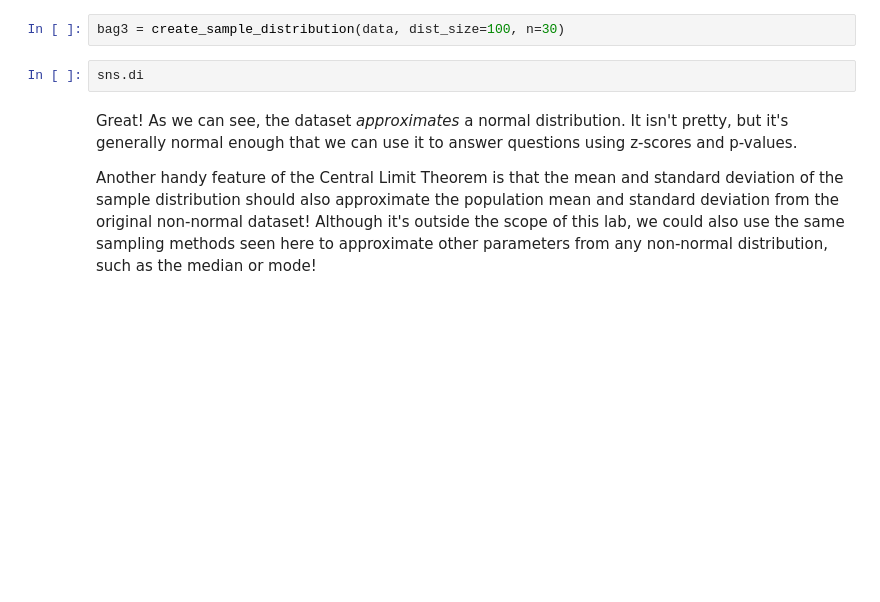
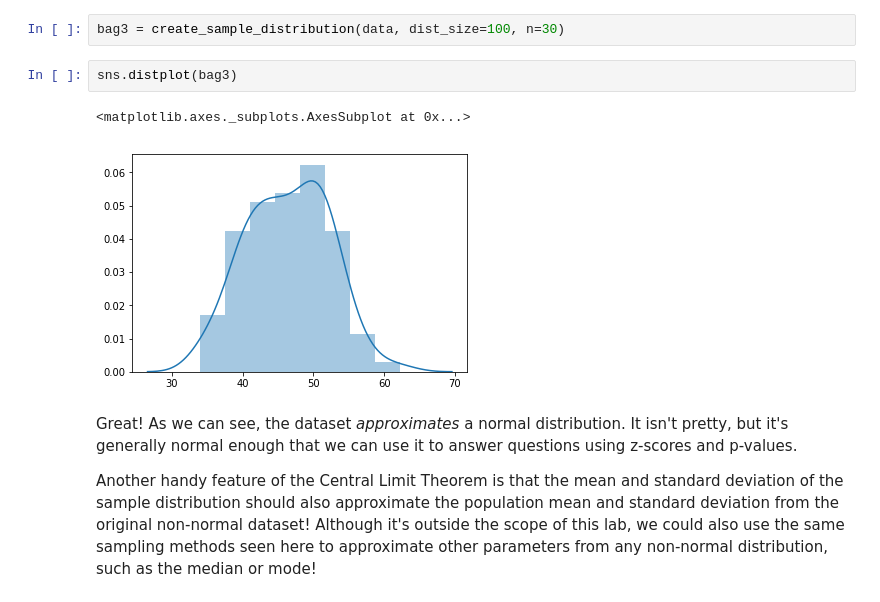
Before and after one commit to sherzyang/dsc-2-19-13-central-limit-theorem-lab-seattle-ds-career-040119, a Jupyter notebook: index.ipynb, the cells around one changed output. Saved outputs shown, nothing was run; the diff lists cells and outputs as text; blank space fills up the shorter version.

```diff
--- a/index.ipynb
+++ b/index.ipynb
@@ -155,8 +155,11 @@ The data is already looking much more 'normal' than the first sample distributio
 In the cell below, create another sample distribution of `data` with `dist_size` 1000 and `n` of 30.  Visualize it to confirm the normality of this new distribution.
 # %%
 bag3 = create_sample_distribution(data, dist_size=100, n=30)
-# %%
-sns.di
+# %%
+sns.distplot(bag3)
+# %% [output]
+<matplotlib.axes._subplots.AxesSubplot at 0x...>
+[figure, added]
 # %% [markdown]
 Great! As we can see, the dataset _approximates_ a normal distribution. It isn't pretty, but it's generally normal enough that we can use it to answer questions using z-scores and p-values.
 
```
